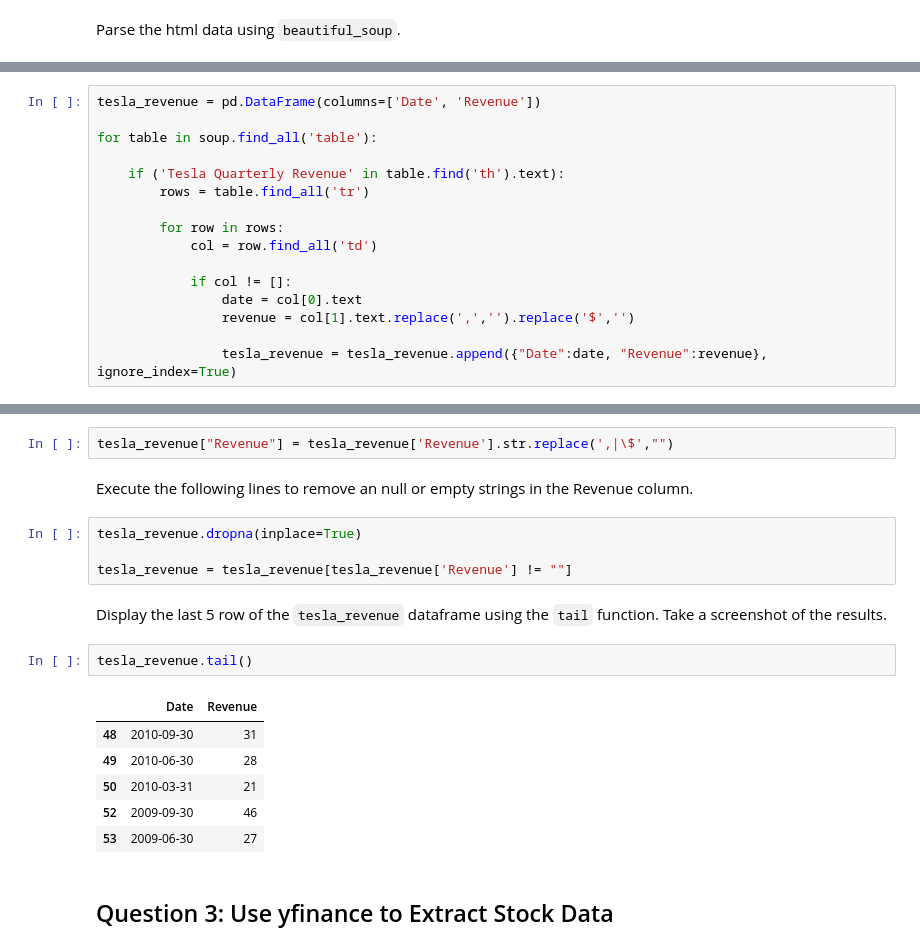
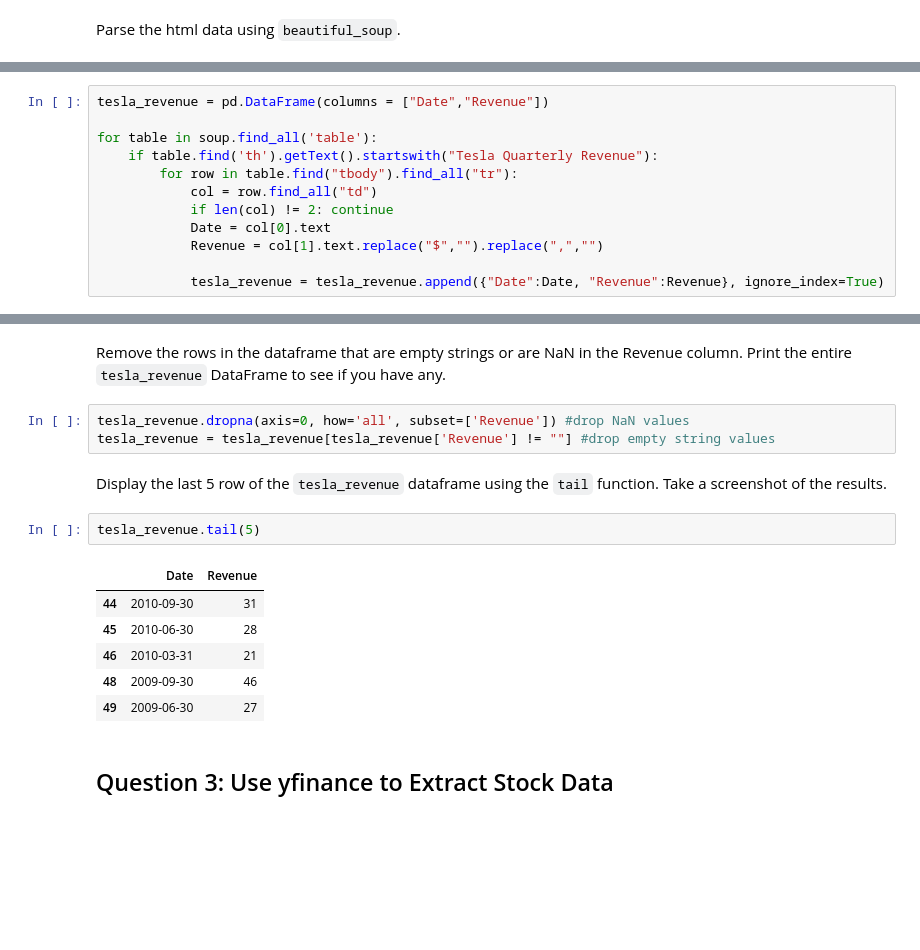
Before and after one commit to ethanbenavides/Python-Project-for-Data-Science, a Jupyter notebook: Final Assignment.ipynb, the cells around one changed output, grey strips where cells are left out. Drawn from its saved outputs; the diff is of its cells as text; blank space fills up the shorter version.

```diff
--- a/Final Assignment.ipynb
+++ b/Final Assignment.ipynb
@@ -122,16 +115,12 @@ If you want to use the read_html function the table is located at index 1
 # %%
-tesla_revenue = pd.DataFrame(columns=['Date', 'Revenue'])
+tesla_revenue = pd.DataFrame(columns = ["Date","Revenue"])
 
 for table in soup.find_all('table'):
+    if table.find('th').getText().startswith("Tesla Quarterly Revenue"):
+        for row in table.find("tbody").find_all("tr"):
+            col = row.find_all("td")
+            if len(col) != 2: continue
+            Date = col[0].text
+            Revenue = col[1].text.replace("$","").replace(",","")
 
-    if ('Tesla Quarterly Revenue' in table.find('th').text):
-        rows = table.find_all('tr')
-
-        for row in rows:
-            col = row.find_all('td')
-
-            if col != []:
-                date = col[0].text
-                revenue = col[1].text.replace(',','').replace('$','')
-
-                tesla_revenue = tesla_revenue.append({"Date":date, "Revenue":revenue}, ignore_index=True)
+            tesla_revenue = tesla_revenue.append({"Date":Date, "Revenue":Revenue}, ignore_index=True)
@@ -140,22 +127,19 @@ Execute the following line to remove the comma and dollar sign from the `Revenue
-# %%
-tesla_revenue["Revenue"] = tesla_revenue['Revenue'].str.replace(',|\$',"")
-# %% [markdown]
-Execute the following lines to remove an null or empty strings in the Revenue column.
-# %%
-tesla_revenue.dropna(inplace=True)
-
-tesla_revenue = tesla_revenue[tesla_revenue['Revenue'] != ""]
+# %% [markdown]
+Remove the rows in the dataframe that are empty strings or are NaN in the Revenue column. Print the entire `tesla_revenue` DataFrame to see if you have any.
+# %%
+tesla_revenue.dropna(axis=0, how='all', subset=['Revenue']) #drop NaN values
+tesla_revenue = tesla_revenue[tesla_revenue['Revenue'] != ""] #drop empty string values
 # %% [markdown]
 Display the last 5 row of the `tesla_revenue` dataframe using the `tail` function. Take a screenshot of the results.
 # %%
-tesla_revenue.tail()
+tesla_revenue.tail(5)
 # %% [output]
 |  | Date | Revenue |
-| 48 | 2010-09-30 | 31 |
-| 49 | 2010-06-30 | 28 |
-| 50 | 2010-03-31 | 21 |
-| 52 | 2009-09-30 | 46 |
-| 53 | 2009-06-30 | 27 |
+| 44 | 2010-09-30 | 31 |
+| 45 | 2010-06-30 | 28 |
+| 46 | 2010-03-31 | 21 |
+| 48 | 2009-09-30 | 46 |
+| 49 | 2009-06-30 | 27 |
 # %% [markdown]
 ## Question 3: Use yfinance to Extract Stock Data
 # %% [markdown]
```
Also changed, not shown: parts of 33 cells of this notebook.
